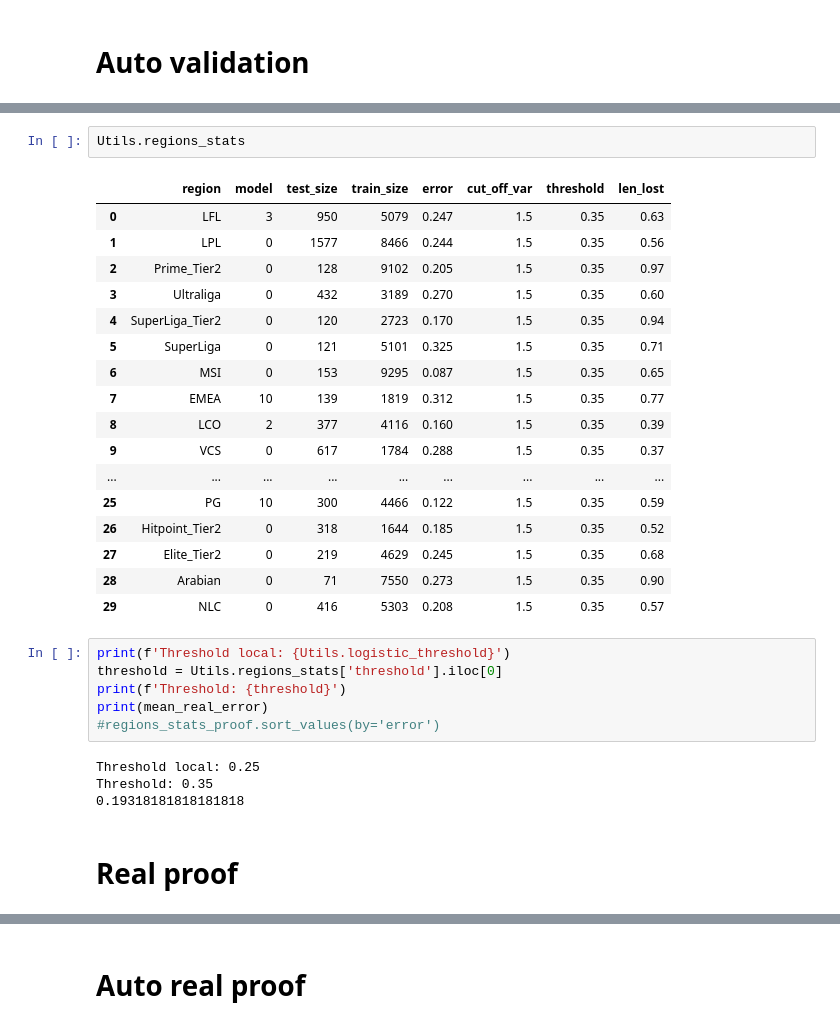
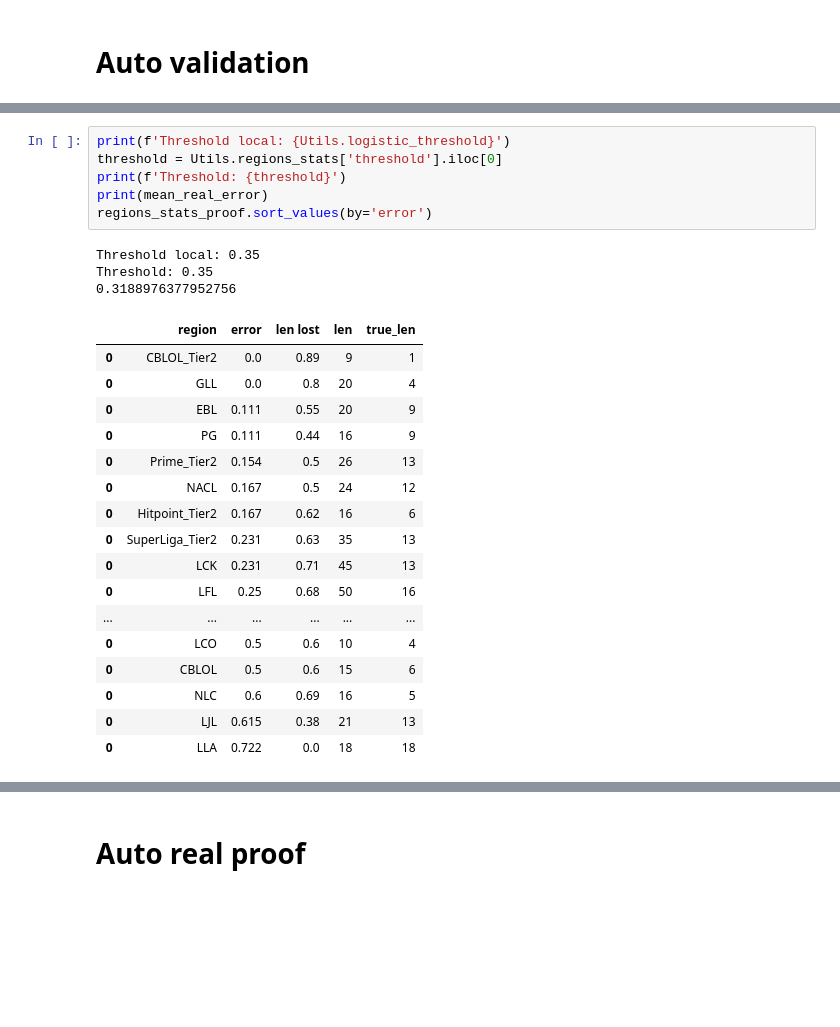
Before and after one commit to giuliano0s/league-bets-public, a Jupyter notebook: validation.ipynb, the cells around one changed output, grey strips where cells are left out. Cells and saved outputs as stored; diff of their text form; blank space fills up the shorter version.

```diff
--- a/validation.ipynb
+++ b/validation.ipynb
@@ -198,32 +191,27 @@ perc_val_result_df[perc_val_result_df['region']=='CBLOL']
-# %%
-Utils.regions_stats
-# %% [output]
-|  | region | model | test_size | train_size | error | cut_off_var | threshold | len_lost |
-| 0 | LFL | 3 | 950 | 5079 | 0.247 | 1.5 | 0.35 | 0.63 |
-| 1 | LPL | 0 | 1577 | 8466 | 0.244 | 1.5 | 0.35 | 0.56 |
-| 2 | Prime_Tier2 | 0 | 128 | 9102 | 0.205 | 1.5 | 0.35 | 0.97 |
-| 3 | Ultraliga | 0 | 432 | 3189 | 0.270 | 1.5 | 0.35 | 0.60 |
-| 4 | SuperLiga_Tier2 | 0 | 120 | 2723 | 0.170 | 1.5 | 0.35 | 0.94 |
-| 5 | SuperLiga | 0 | 121 | 5101 | 0.325 | 1.5 | 0.35 | 0.71 |
-| 6 | MSI | 0 | 153 | 9295 | 0.087 | 1.5 | 0.35 | 0.65 |
-| 7 | EMEA | 10 | 139 | 1819 | 0.312 | 1.5 | 0.35 | 0.77 |
-| 8 | LCO | 2 | 377 | 4116 | 0.160 | 1.5 | 0.35 | 0.39 |
-| 9 | VCS | 0 | 617 | 1784 | 0.288 | 1.5 | 0.35 | 0.37 |
-| ... | ... | ... | ... | ... | ... | ... | ... | ... |
-| 25 | PG | 10 | 300 | 4466 | 0.122 | 1.5 | 0.35 | 0.59 |
-| 26 | Hitpoint_Tier2 | 0 | 318 | 1644 | 0.185 | 1.5 | 0.35 | 0.52 |
-| 27 | Elite_Tier2 | 0 | 219 | 4629 | 0.245 | 1.5 | 0.35 | 0.68 |
-| 28 | Arabian | 0 | 71 | 7550 | 0.273 | 1.5 | 0.35 | 0.90 |
-| 29 | NLC | 0 | 416 | 5303 | 0.208 | 1.5 | 0.35 | 0.57 |
 # %%
 print(f'Threshold local: {Utils.logistic_threshold}')
 threshold = Utils.regions_stats['threshold'].iloc[0]
 print(f'Threshold: {threshold}')
 print(mean_real_error)
-#regions_stats_proof.sort_values(by='error')
+regions_stats_proof.sort_values(by='error')
 # %% [output]
-Threshold local: 0.25
+Threshold local: 0.35
 Threshold: 0.35
-0.19318181818181818
+0.3188976377952756
+|  | region | error | len lost | len | true_len |
+| 0 | CBLOL_Tier2 | 0.0 | 0.89 | 9 | 1 |
+| 0 | GLL | 0.0 | 0.8 | 20 | 4 |
+| 0 | EBL | 0.111 | 0.55 | 20 | 9 |
+| 0 | PG | 0.111 | 0.44 | 16 | 9 |
+| 0 | Prime_Tier2 | 0.154 | 0.5 | 26 | 13 |
+| 0 | NACL | 0.167 | 0.5 | 24 | 12 |
+| 0 | Hitpoint_Tier2 | 0.167 | 0.62 | 16 | 6 |
+| 0 | SuperLiga_Tier2 | 0.231 | 0.63 | 35 | 13 |
+| 0 | LCK | 0.231 | 0.71 | 45 | 13 |
+| 0 | LFL | 0.25 | 0.68 | 50 | 16 |
+| ... | ... | ... | ... | ... | ... |
+| 0 | LCO | 0.5 | 0.6 | 10 | 4 |
+| 0 | CBLOL | 0.5 | 0.6 | 15 | 6 |
+| 0 | NLC | 0.6 | 0.69 | 16 | 5 |
+| 0 | LJL | 0.615 | 0.38 | 21 | 13 |
+| 0 | LLA | 0.722 | 0.0 | 18 | 18 |
-# %% [markdown]
-# Real proof
```
Also changed, not shown: parts of 13 cells of this notebook, 6 other files.
